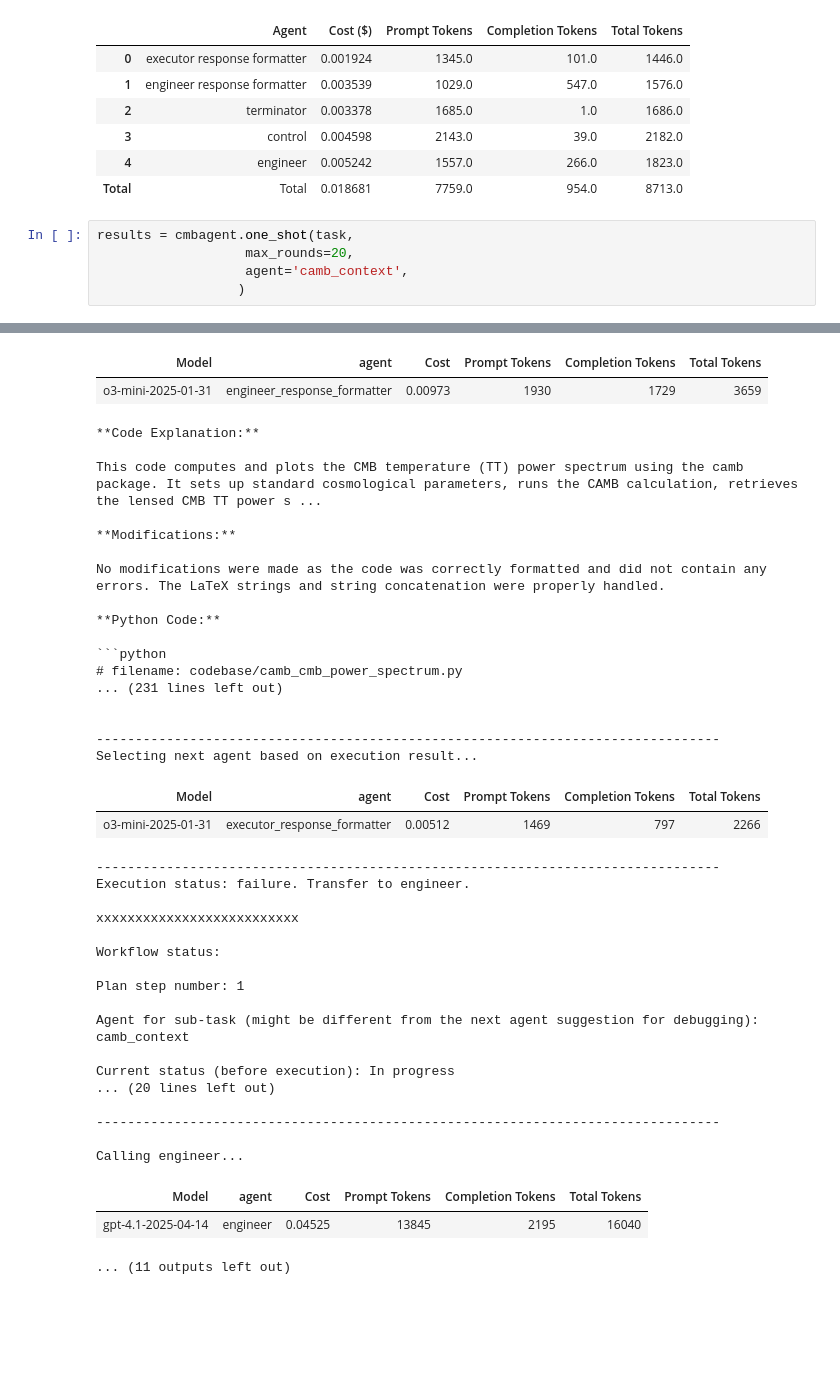
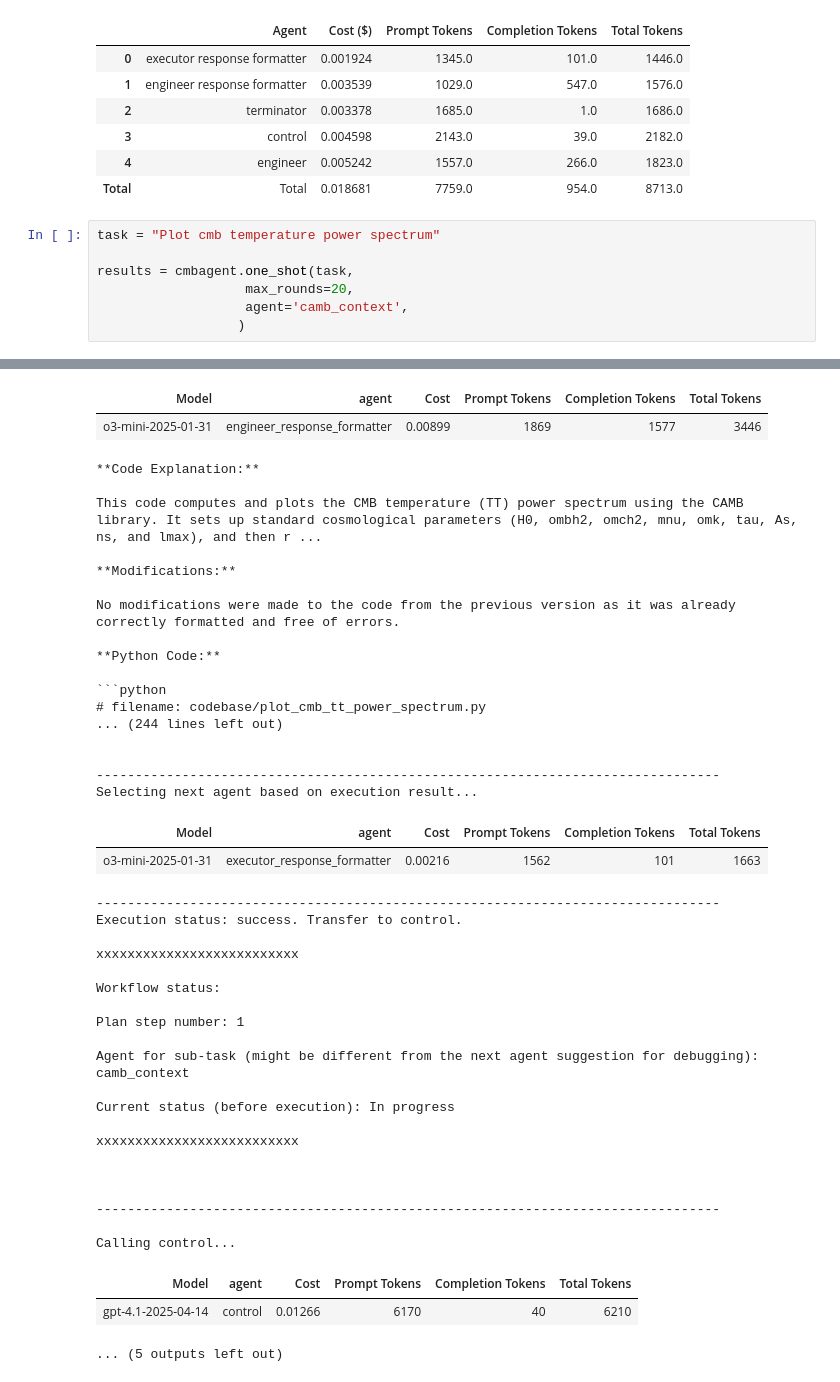
Before and after one commit to CMBAgents/cmbagent, a Jupyter notebook: docs/notebooks/cmbagent_beta3_compute_cls_camb_context.ipynb, the cells around one changed output, grey strips where cells are left out. Drawn from its saved outputs; the diff is of its cells as text; blank space fills up the shorter version.

````diff
--- a/docs/notebooks/cmbagent_beta3_compute_cls_camb_context.ipynb
+++ b/docs/notebooks/cmbagent_beta3_compute_cls_camb_context.ipynb
@@ -149,6 +279,8 @@ results['final_context']['cost_dataframe']
 | 4 | engineer | 0.005242 | 1557.0 | 266.0 | 1823.0 |
 | Total | Total | 0.018681 | 7759.0 | 954.0 | 8713.0 |
 # %%
+task = "Plot cmb temperature power spectrum"
+
 results = cmbagent.one_shot(task,
                    max_rounds=20,
                    agent='camb_context',
@@ -218,43 +349,46 @@ from datetime import datetime
 --------------------------------------------------------------------------------
 Formatting...
 | Model | agent | Cost | Prompt Tokens | Completion Tokens | Total Tokens |
-| o3-mini-2025-01-31 | engineer_response_formatter | 0.00973 | 1930 | 1729 | 3659 |
+| o3-mini-2025-01-31 | engineer_response_formatter | 0.00899 | 1869 | 1577 | 3446 |
 **Code Explanation:**
 
-This code computes and plots the CMB temperature (TT) power spectrum using the camb package. It sets up standard cosmological parameters, runs the CAMB calculation, retrieves the lensed CMB TT power s ...
+This code computes and plots the CMB temperature (TT) power spectrum using the CAMB library. It sets up standard cosmological parameters (H0, ombh2, omch2, mnu, omk, tau, As, ns, and lmax), and then r ...
 
 **Modifications:**
 
-No modifications were made as the code was correctly formatted and did not contain any errors. The LaTeX strings and string concatenation were properly handled.
+No modifications were made to the code from the previous version as it was already correctly formatted and free of errors.
 
 **Python Code:**
 
 ```python
-# filename: codebase/camb_cmb_power_spectrum.py
-... (231 lines left out)
+# filename: codebase/plot_cmb_tt_power_spectrum.py
+... (244 lines left out)
 
 
 --------------------------------------------------------------------------------
 Selecting next agent based on execution result...
 | Model | agent | Cost | Prompt Tokens | Completion Tokens | Total Tokens |
-| o3-mini-2025-01-31 | executor_response_formatter | 0.00512 | 1469 | 797 | 2266 |
+| o3-mini-2025-01-31 | executor_response_formatter | 0.00216 | 1562 | 101 | 1663 |
 --------------------------------------------------------------------------------
-Execution status: failure. Transfer to engineer.
+Execution status: success. Transfer to control.
 
 xxxxxxxxxxxxxxxxxxxxxxxxxx
 
 Workflow status:
 
 Plan step number: 1
 
 Agent for sub-task (might be different from the next agent suggestion for debugging): camb_context
 
 Current status (before execution): In progress
-... (20 lines left out)
+
+xxxxxxxxxxxxxxxxxxxxxxxxxx
+
+
 
 --------------------------------------------------------------------------------
 
-Calling engineer...
+Calling control...
 | Model | agent | Cost | Prompt Tokens | Completion Tokens | Total Tokens |
-| gpt-4.1-2025-04-14 | engineer | 0.04525 | 13845 | 2195 | 16040 |
+| gpt-4.1-2025-04-14 | control | 0.01266 | 6170 | 40 | 6210 |
-... (11 outputs left out)
+... (5 outputs left out)
````
Also changed, not shown: parts of 8 cells of this notebook.
